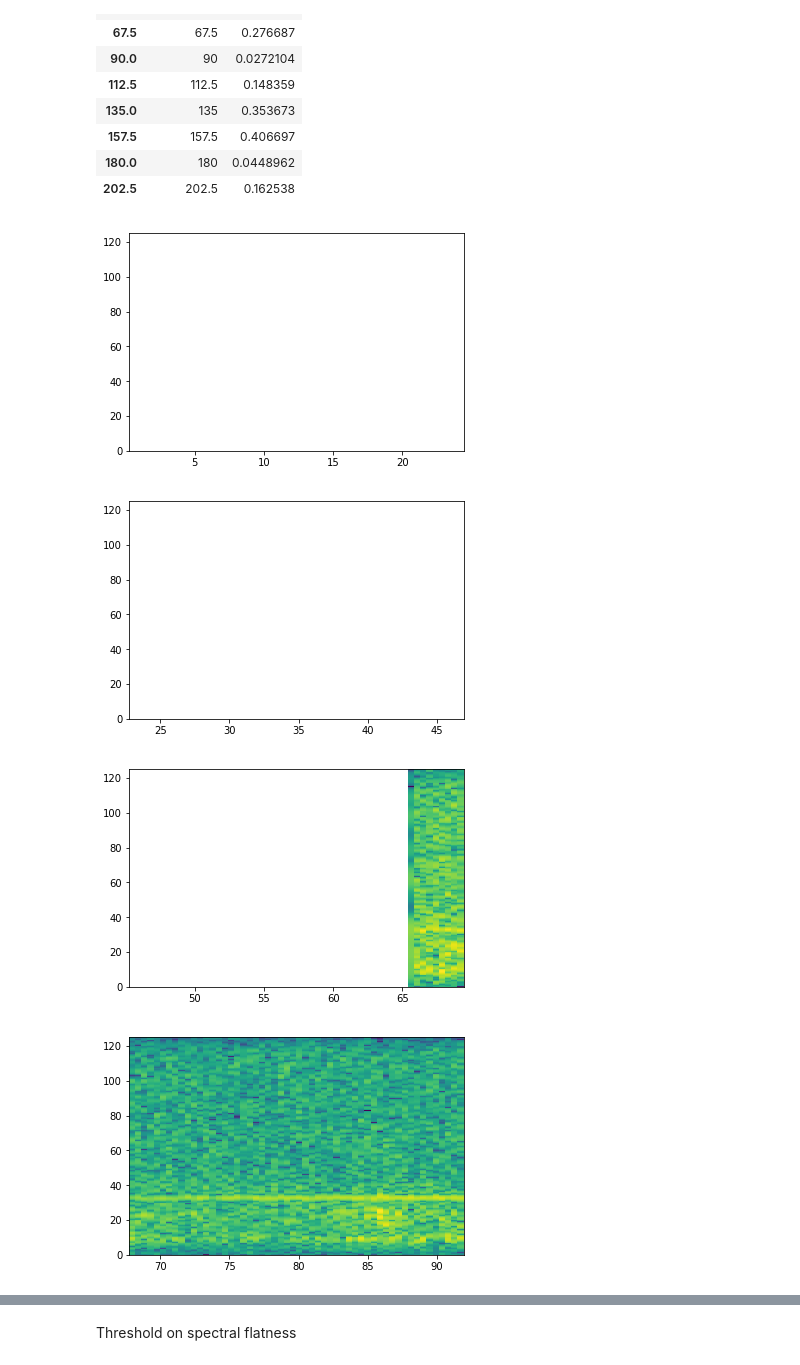
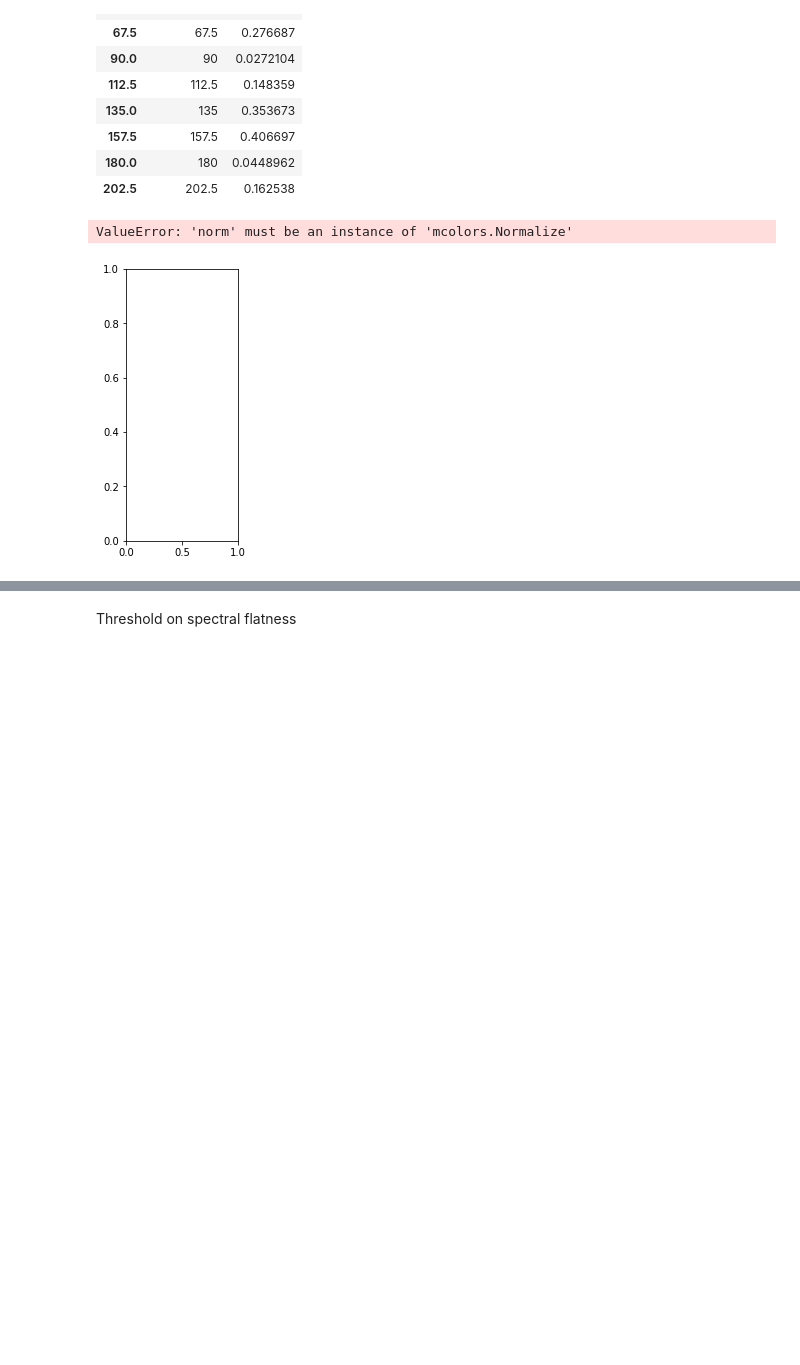
Before and after one commit to grace3999/USV_Python, a Jupyter notebook: Notebooks/Spectrogram.ipynb, the cells around one changed output, grey strips where cells are left out. Cells and saved outputs as stored; diff of their text form; code cells hidden in the pictures; blank space fills up the shorter version.

Commit message:
added slices_from_annotations notebook

```diff
--- a/Notebooks/Spectrogram.ipynb
+++ b/Notebooks/Spectrogram.ipynb
@@ -29,6 +37,8 @@ def create_slice_from_wav(file_path, slice_len, step_size):
     #read in wav file
     samp_freq, sig_data = wavfile.read(file_path)
     print('Sampling frequency: ' + str(samp_freq))
+
+    sig_data = sig_data[0:150000000]
 
     #determine number of samples and length
     n_samples = sig_data.shape[0]
@@ -56,8 +66,9 @@ def plot_spec(Sx, times, steps, time_stamp):
 
     return plt
 # %%
-def multi_plot(image_df, time_stamp_list):
-    #plt.figure(figsize = (20,20))
-    for time_stamp in time_stamp_list[0:10]:
-        plt.pcolormesh((times*1000) + (time_stamp), freqs_spec / 1000, 10 * np.log10(image_df[time_stamp]))
+def multi_plot(image_df, time_stamp_list, x, y):
+    """Plots spectrograms from a list of time_stamps"""
+    for time_stamp in time_stamp_list[x:y]:
+        plt.figure(figsize = (2,5))
+        plt.pcolormesh((times*1000) + (time_stamp), freqs_spec / 1000, 10 * np.log10(image_df[time_stamp]), cmap = 'cubehelix')
         plt.show()
@@ -64,6 +110,6 @@ def multi_plot(image_df, time_stamp_list):
 # %% [markdown]
 Create slices from wav file
 # %%
-samp_freq, sig_data, slices, steps = create_slice_from_wav(file_path, 6250, 0.9)
+samp_freq, sig_data, slices, steps = create_slice_from_wav(file_path_wav, 6250, 0.9)
 # %% [output]
 Sampling frequency: 250000
@@ -101,4 +147,7 @@ print(end - start)
 # %%
+start = time.time()
 spec_slices_df = pd.DataFrame(spec_slices_ravel).T
+end = time.time()
+print(end - start)
 spec_slices_df.head()
 # %% [output]
@@ -154,9 +218,7 @@ spec_flat_df.head(10)
 | 180.0 | 180 | 0.0448962 |
 | 202.5 | 202.5 | 0.162538 |
 # %%
-multi_plot(spec_slices, spec_flat_df.index.values)
+multi_plot(spec_slices, spec_slices_df.index.values, -10, -1)
 # %% [output]
+ValueError: 'norm' must be an instance of 'mcolors.Normalize'
-[figure, old version]
+[figure, new version]
-[figure, removed]
-[figure, removed]
-[figure, removed]
```
Also changed, not shown: parts of 26 cells of this notebook, 3 other files.
